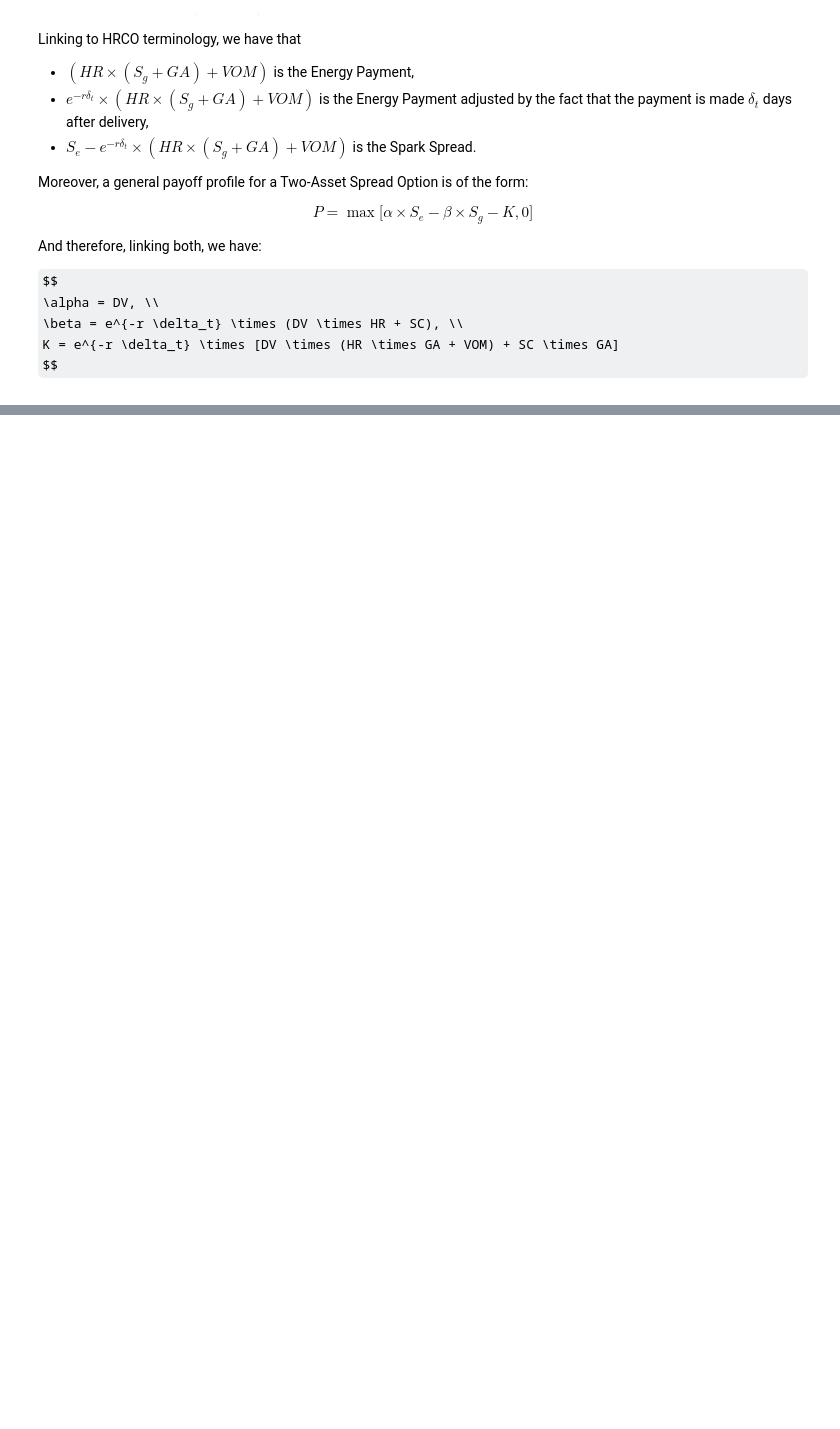
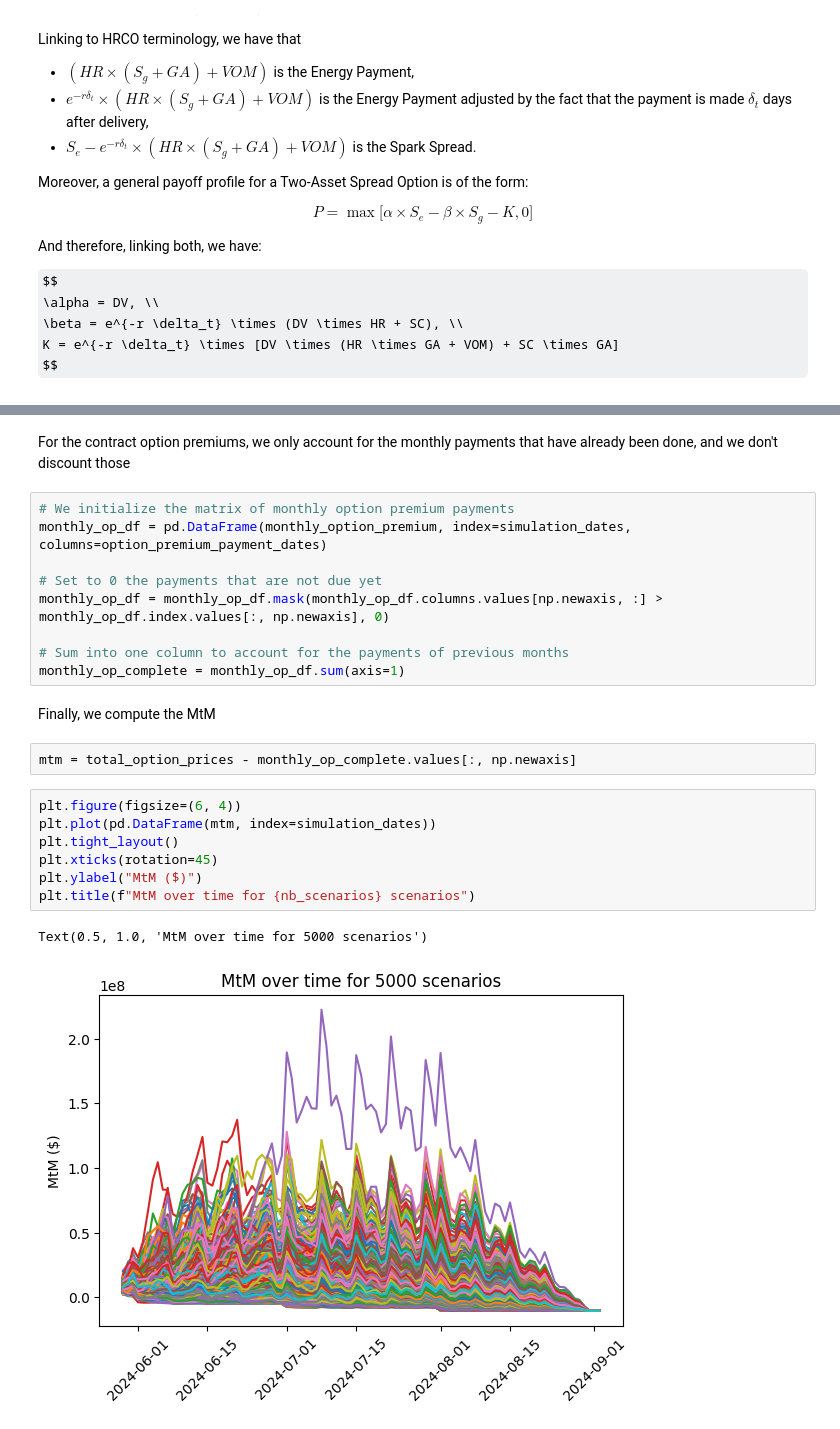
Before and after one commit to AndresMirelesTGP/HRCO, a Jupyter notebook: hrco_pricing.ipynb, the cells around one changed output, grey strips where cells are left out. Drawn from its saved outputs; the diff is of its cells as text; some formulas as TeX source; blank space fills up the shorter version.

```diff
--- a/hrco_pricing.ipynb
+++ b/hrco_pricing.ipynb
@@ -365,0 +314,25 @@ plt.show()
+# %% [markdown]
+For the contract option premiums, we only account for the monthly payments that have already been done, and we don't discount those
+# %%
+# We initialize the matrix of monthly option premium payments
+monthly_op_df = pd.DataFrame(monthly_option_premium, index=simulation_dates, columns=option_premium_payment_dates)
+
+# Set to 0 the payments that are not due yet
+monthly_op_df = monthly_op_df.mask(monthly_op_df.columns.values[np.newaxis, :] > monthly_op_df.index.values[:, np.newaxis], 0)
+
+# Sum into one column to account for the payments of previous months
+monthly_op_complete = monthly_op_df.sum(axis=1)
+# %% [markdown]
+Finally, we compute the MtM
+# %%
+mtm = total_option_prices - monthly_op_complete.values[:, np.newaxis]
+# %%
+plt.figure(figsize=(6, 4))
+plt.plot(pd.DataFrame(mtm, index=simulation_dates))
+plt.tight_layout()
+plt.xticks(rotation=45)
+plt.ylabel("MtM ($)")
+plt.title(f"MtM over time for {nb_scenarios} scenarios")
+# %% [output]
+Text(0.5, 1.0, 'MtM over time for 5000 scenarios')
+[figure, added]
```
Also changed, not shown: parts of 26 cells of this notebook.
